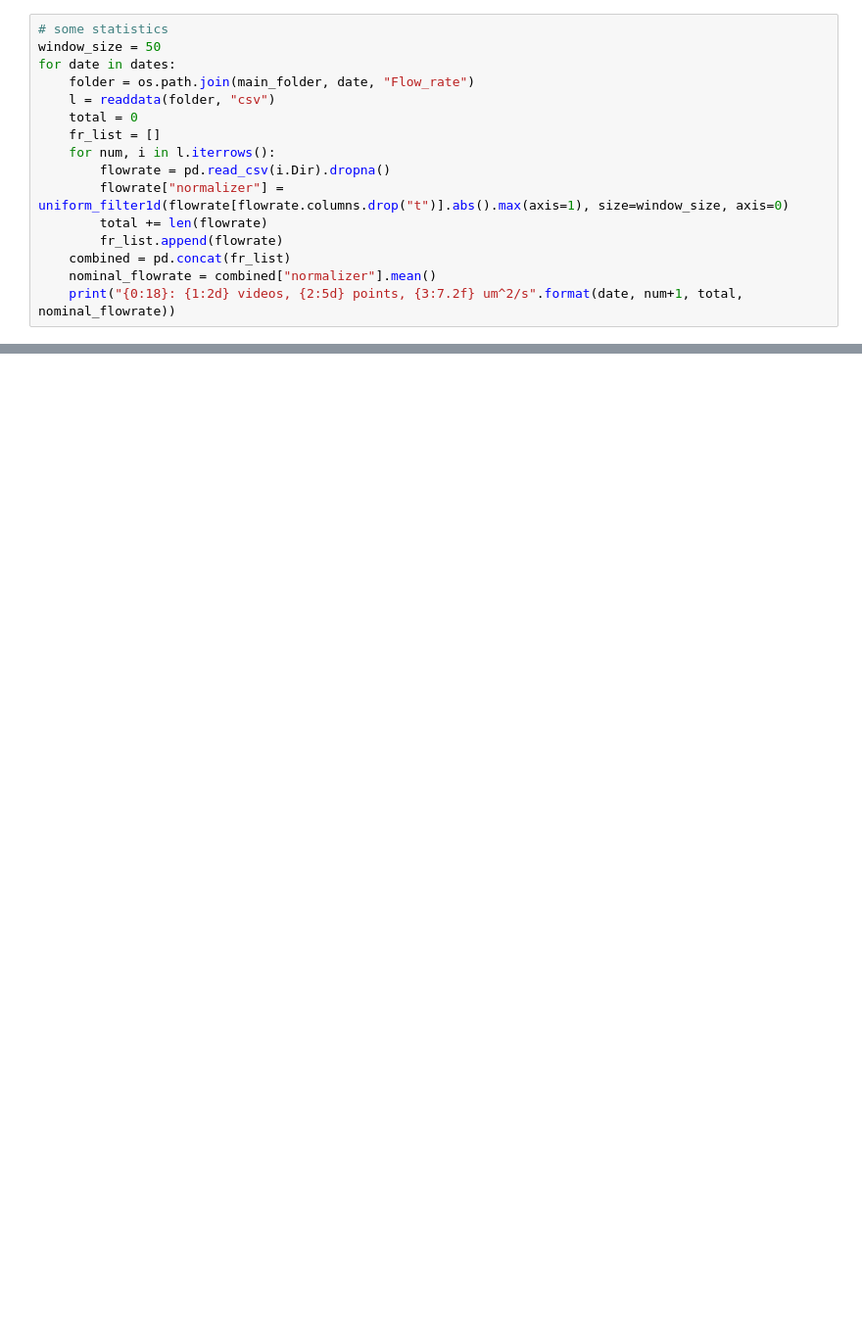
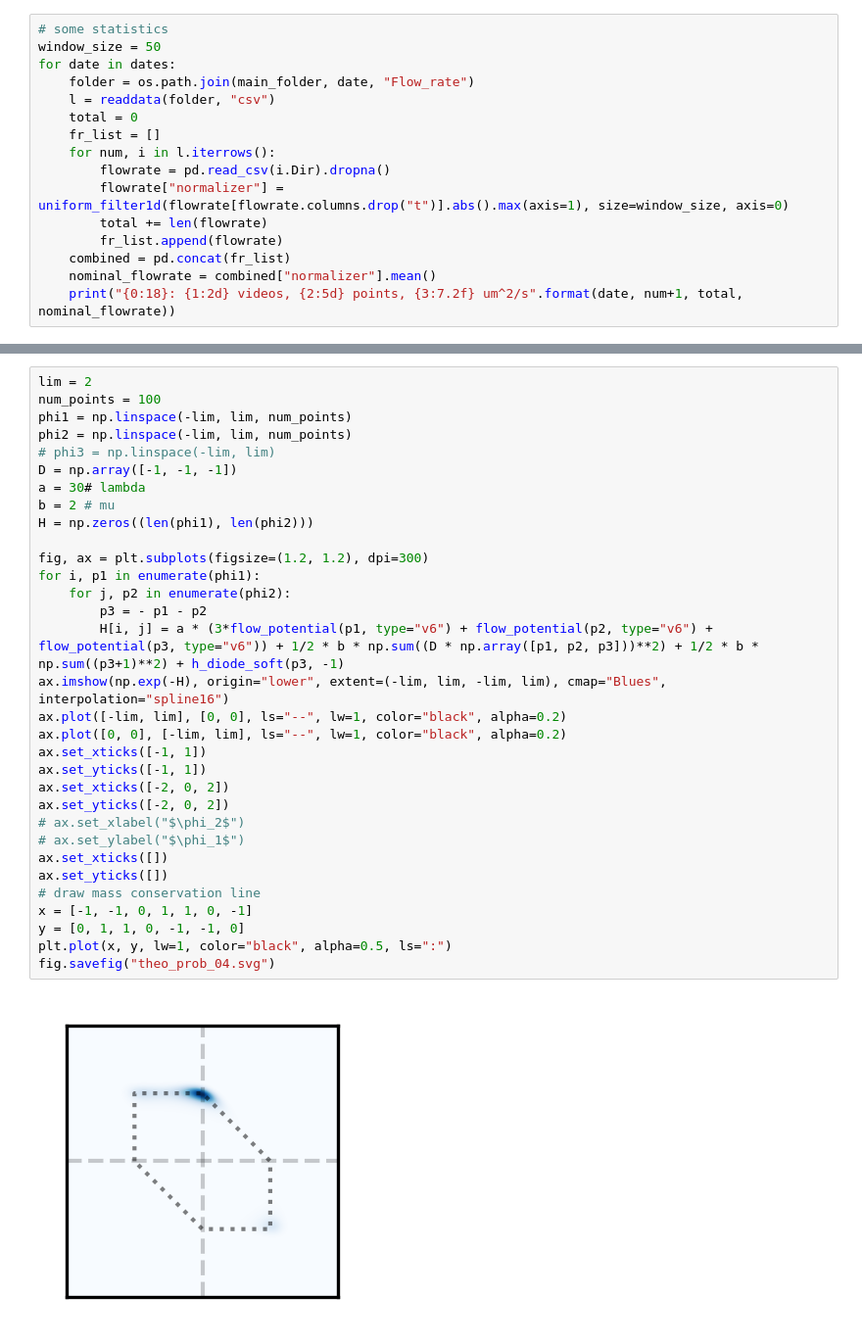
Before and after one commit to ZLoverty/AN, a Jupyter notebook: Code/Figures.ipynb, the cells around one changed output, grey strips where cells are left out. Shown at 98% size. Drawn from its saved outputs; the diff is of its cells as text; blank space fills up the shorter version.

```diff
--- a/Code/Figures.ipynb
+++ b/Code/Figures.ipynb
@@ -311,0 +342,34 @@ offset
+# %%
+lim = 2
+num_points = 100
+phi1 = np.linspace(-lim, lim, num_points)
+phi2 = np.linspace(-lim, lim, num_points)
+# phi3 = np.linspace(-lim, lim)
+D = np.array([-1, -1, -1])
+a = 30# lambda
+b = 2 # mu
+H = np.zeros((len(phi1), len(phi2)))
+
+fig, ax = plt.subplots(figsize=(1.2, 1.2), dpi=300)
+for i, p1 in enumerate(phi1):
+    for j, p2 in enumerate(phi2):
+        p3 = - p1 - p2
+        H[i, j] = a * (3*flow_potential(p1, type="v6") + flow_potential(p2, type="v6") + flow_potential(p3, type="v6")) + 1/2 * b * np.sum((D * np.array([p1, p2, p3]))**2) + 1/2 * b * np.sum((p3+1)**2) + h_diode_soft(p3, -1)
+ax.imshow(np.exp(-H), origin="lower", extent=(-lim, lim, -lim, lim), cmap="Blues", interpolation="spline16")
+ax.plot([-lim, lim], [0, 0], ls="--", lw=1, color="black", alpha=0.2)
+ax.plot([0, 0], [-lim, lim], ls="--", lw=1, color="black", alpha=0.2)
+ax.set_xticks([-1, 1])
+ax.set_yticks([-1, 1])
+ax.set_xticks([-2, 0, 2])
+ax.set_yticks([-2, 0, 2])
+# ax.set_xlabel("$\phi_2$")
+# ax.set_ylabel("$\phi_1$")
+ax.set_xticks([])
+ax.set_yticks([])
+# draw mass conservation line
+x = [-1, -1, 0, 1, 1, 0, -1]
+y = [0, 1, 1, 0, -1, -1, 0]
+plt.plot(x, y, lw=1, color="black", alpha=0.5, ls=":")
+fig.savefig("theo_prob_04.svg")
+# %% [output]
+[figure, added]
```
Also changed, not shown: parts of 23 cells of this notebook, 7 other files.
